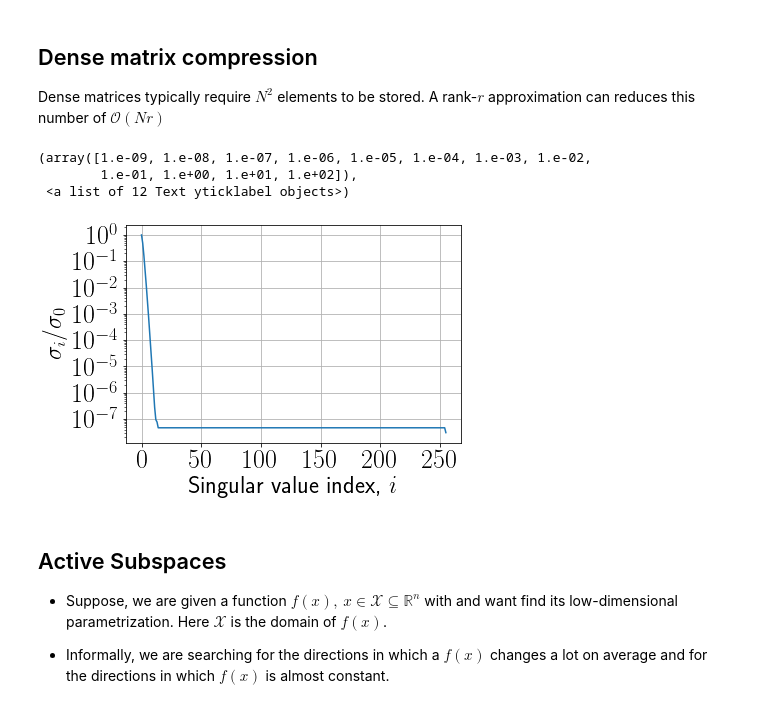
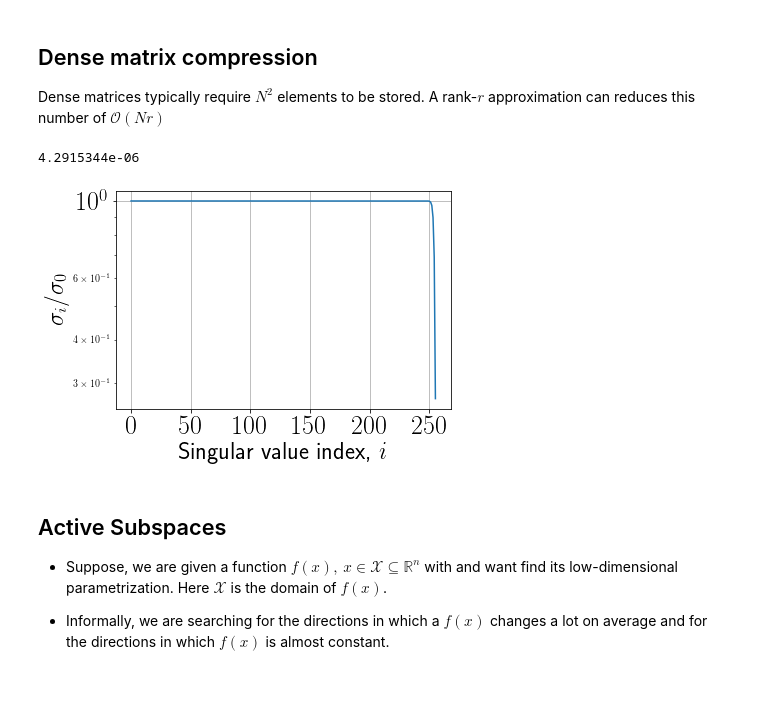
Before and after one commit to oseledets/nla2020, a Jupyter notebook: lectures/lecture4/lecture-4.ipynb, the cells around one changed output. Cells and saved outputs as stored; diff of their text form; code cells hidden in the pictures.

```diff
--- a/lectures/lecture4/lecture-4.ipynb
+++ b/lectures/lecture4/lecture-4.ipynb
@@ -463,23 +493,22 @@ Dense matrices typically require $N^2$ elements to be stored. A rank-$r$ approxi
 # %%
 import numpy as np
 %matplotlib inline
 import matplotlib.pyplot as plt
 
 n = 256
-a = [[1.0/(i + j + 0.5) for i in range(n)] for j in range(n)]
+a = [[1.0/(i - j + 0.5) for i in range(n)] for j in range(n)]
 a = jnp.array(a)
 u, s, v = jnp.linalg.svd(a)
 plt.semilogy(s/s[0])
 plt.ylabel(r"$\sigma_i / \sigma_0$", fontsize=24)
 plt.xlabel(r"Singular value index, $i$", fontsize=24)
 plt.grid(True)
 plt.xticks(fontsize=26)
 plt.yticks(fontsize=26)
+print(s[0]-jnp.pi)
 # %% [output]
-(array([1.e-09, 1.e-08, 1.e-07, 1.e-06, 1.e-05, 1.e-04, 1.e-03, 1.e-02,
-        1.e-01, 1.e+00, 1.e+01, 1.e+02]),
- <a list of 12 Text yticklabel objects>)
+4.2915344e-06
-[figure, old version]
+[figure, new version]
 # %% [markdown]
 ## Active Subspaces
 
```
Also changed, not shown: parts of 9 cells of this notebook.
